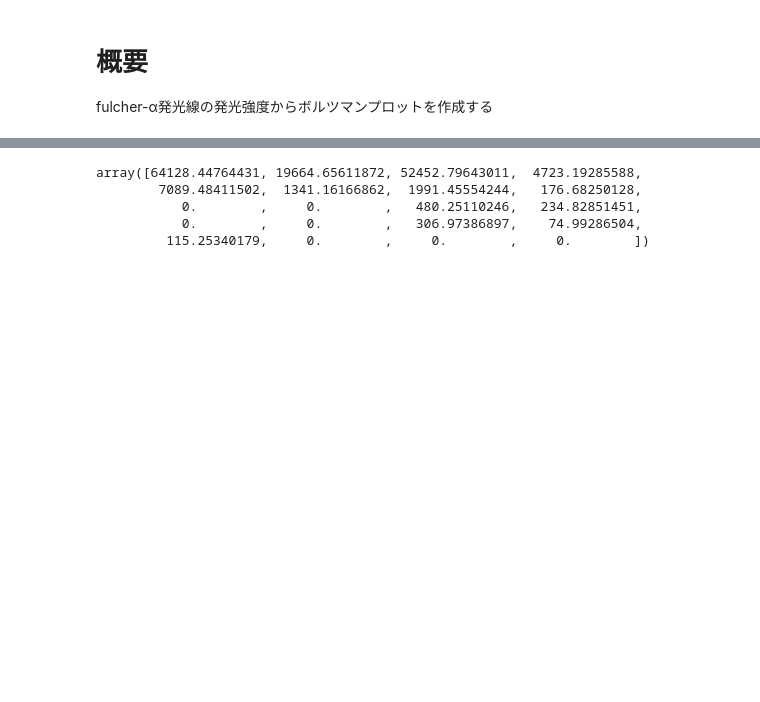
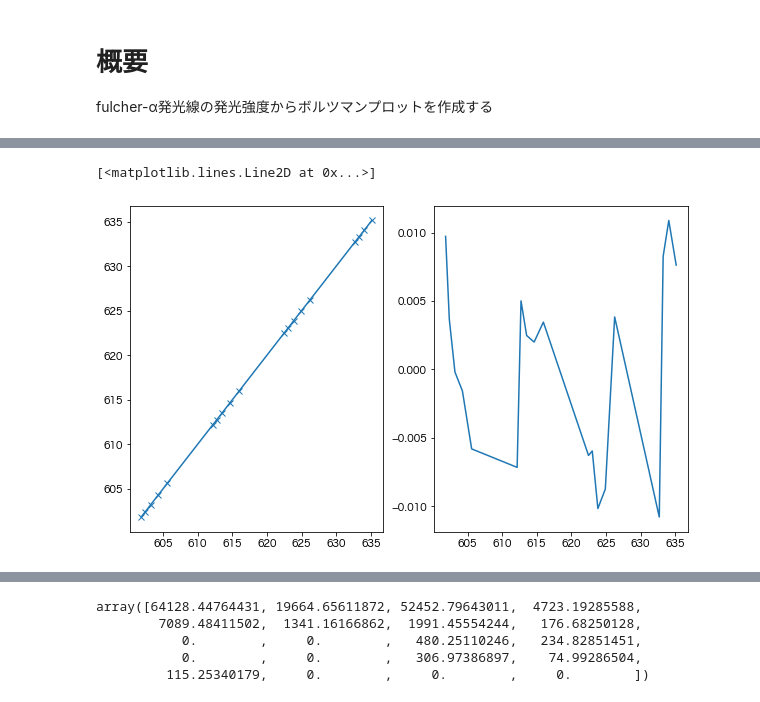
Before and after one commit to AtsushiNi/spectrumutils, a Jupyter notebook: sample/fulcher.ipynb, the cells around one changed output, grey strips where cells are left out. Drawn from its saved outputs; the diff is of its cells as text; code cells hidden in the pictures; blank space fills up the shorter version.

```diff
--- a/sample/fulcher.ipynb
+++ b/sample/fulcher.ipynb
@@ -28,0 +47,11 @@ You should consider upgrading via the '/Library/Frameworks/Python.framework/Vers
+# %%
+plt.figure(figsize=(10,6))
+plt.subplot(121)
+plt.plot(peak, target, '-x')
+plt.subplot(122)
+func = np.poly1d(np.polyfit(peak, target, 1))
+x = peak
+plt.plot(x, func(x)-target)
+# %% [output]
+[<matplotlib.lines.Line2D at 0x...>]
+[figure, added]
```
Also changed, not shown: parts of 11 cells of this notebook, 7 other files.
